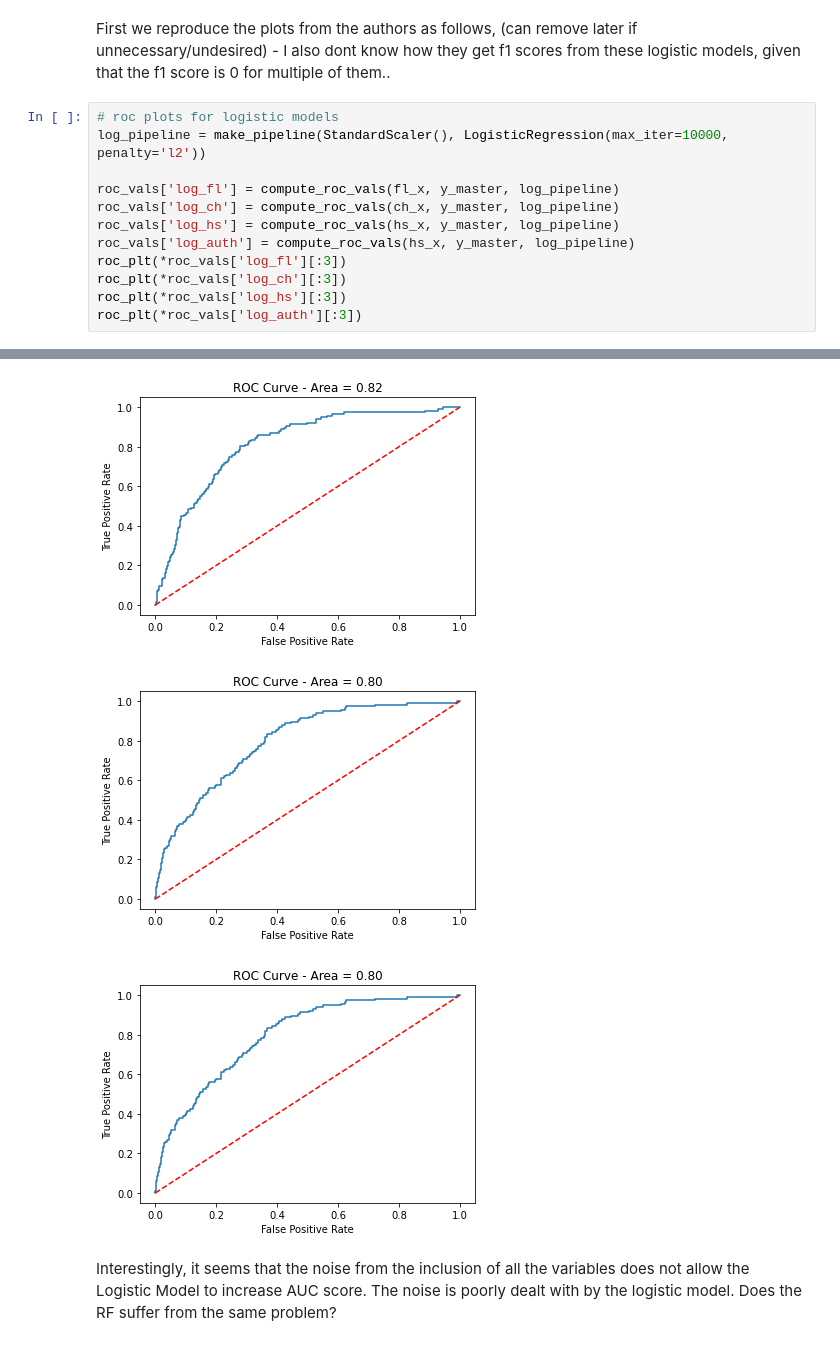
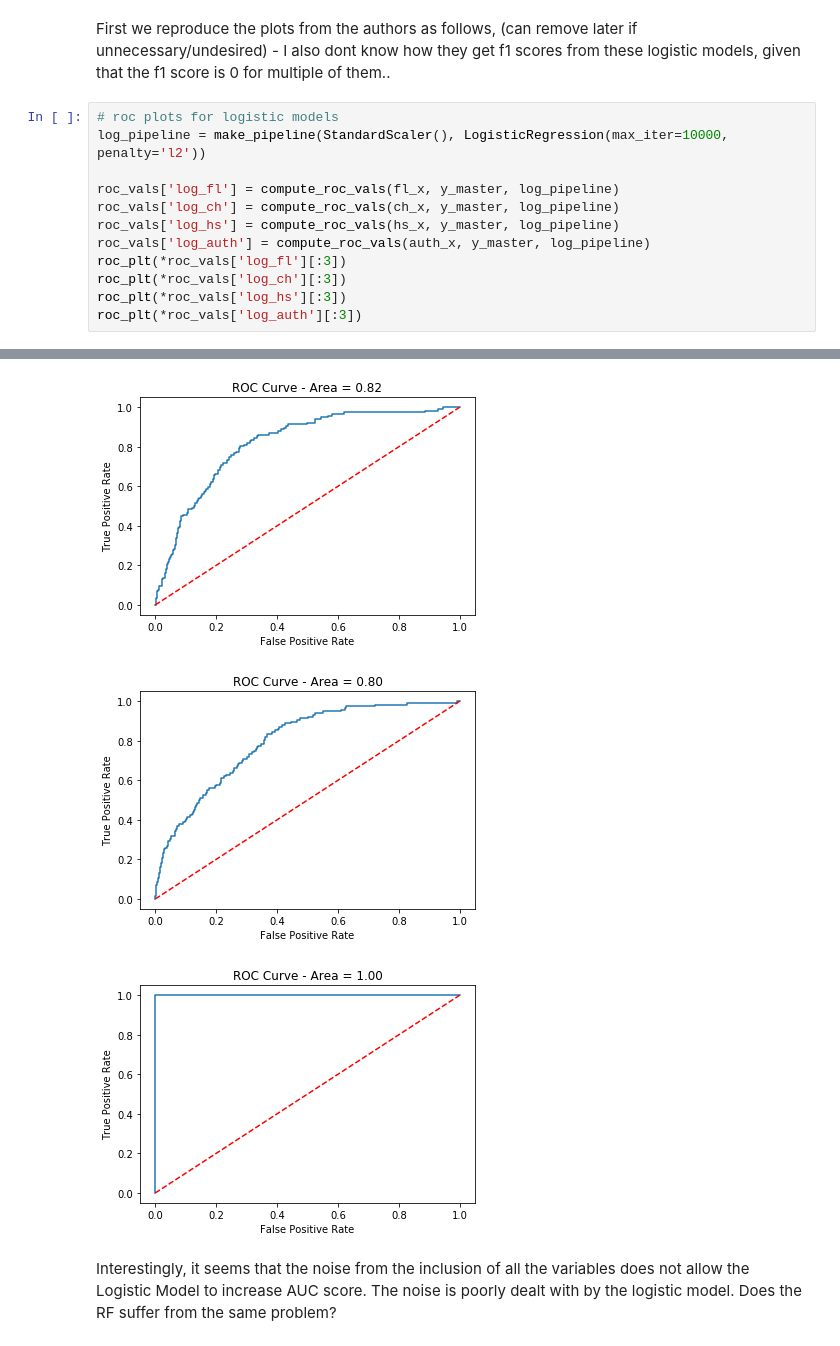
Before and after one commit to epfl-ada/ada-2020-project-milestone-p3-p3_klr, a Jupyter notebook: Creative_Extension.ipynb, the cells around one changed output, grey strips where cells are left out. Saved outputs shown, nothing was run; the diff lists cells and outputs as text.

```diff
--- a/Creative_Extension.ipynb
+++ b/Creative_Extension.ipynb
@@ -129,20 +129,20 @@ First we reproduce the plots from the authors as follows, (can remove later if u
 # %%
 # roc plots for logistic models
 log_pipeline = make_pipeline(StandardScaler(), LogisticRegression(max_iter=10000, penalty='l2'))
 
 roc_vals['log_fl'] = compute_roc_vals(fl_x, y_master, log_pipeline)
 roc_vals['log_ch'] = compute_roc_vals(ch_x, y_master, log_pipeline)
 roc_vals['log_hs'] = compute_roc_vals(hs_x, y_master, log_pipeline)
-roc_vals['log_auth'] = compute_roc_vals(hs_x, y_master, log_pipeline)
+roc_vals['log_auth'] = compute_roc_vals(auth_x, y_master, log_pipeline)
 roc_plt(*roc_vals['log_fl'][:3])
 roc_plt(*roc_vals['log_ch'][:3])
 roc_plt(*roc_vals['log_hs'][:3])
 roc_plt(*roc_vals['log_auth'][:3])
 # %% [output]
 [figure]
 [figure]
 [figure]
-[figure, old version]
+[figure, new version]
 # %% [markdown]
 Interestingly, it seems that the noise from the inclusion of all the variables does not allow the Logistic Model to increase AUC score. The noise is poorly dealt with by the logistic model. Does the RF suffer from the same problem?
 # %%
```
Also changed, not shown: parts of 8 cells of this notebook.
